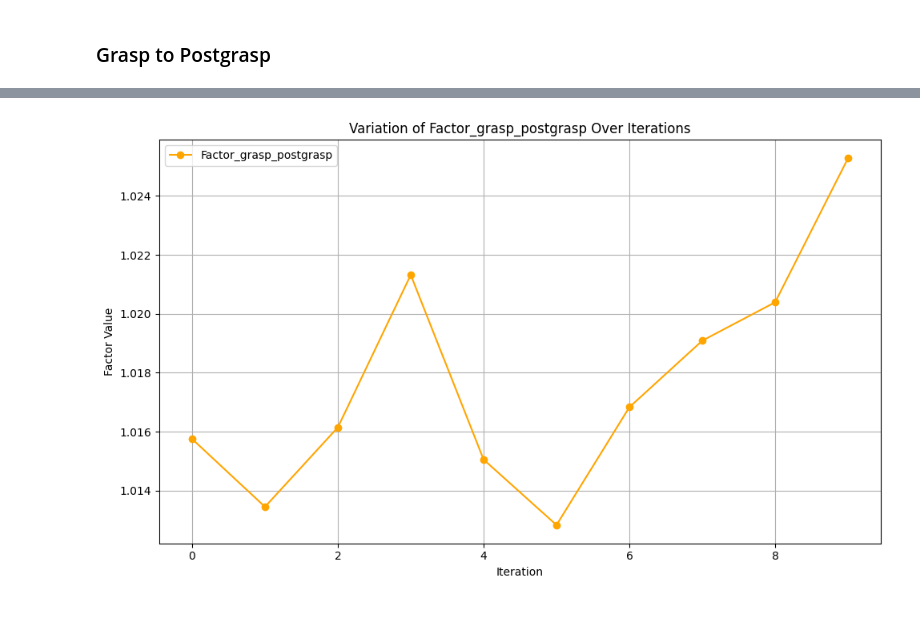
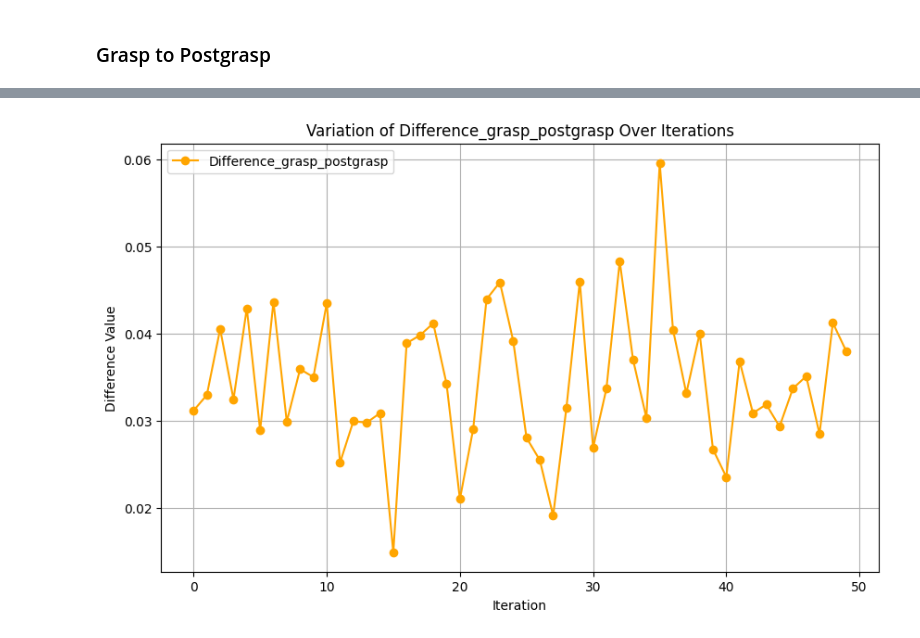
Before and after one commit to adityavkulkarni/2D_dynamic_object_grasping, a Jupyter notebook: results.ipynb, the cells around one changed output, grey strips where cells are left out. Cells and saved outputs as stored; diff of their text form; code cells hidden in the pictures.

```diff
--- a/results.ipynb
+++ b/results.ipynb
@@ -108,14 +108,14 @@ plt.show()
 # %%
-values = list(df.Factor_grasp_postgrasp)
+values = list(df.Difference_grasp_postgrasp)
 plt.figure(figsize=(10, 6))
-plt.plot(df['Factor_grasp_postgrasp'], label='Factor_grasp_postgrasp', marker='o', color='orange')
-plt.title('Variation of Factor_grasp_postgrasp Over Iterations')
+plt.plot(df['Difference_grasp_postgrasp'], label='Difference_grasp_postgrasp', marker='o', color='orange')
+plt.title('Variation of Difference_grasp_postgrasp Over Iterations')
 
 plt.xlabel('Iteration')
-plt.ylabel('Factor Value')
+plt.ylabel('Difference Value')
 plt.legend()
 plt.grid(True)
 
 plt.show()
 # %% [output]
-[figure, old version]
+[figure, new version]
```
Also changed, not shown: parts of 9 cells of this notebook.
